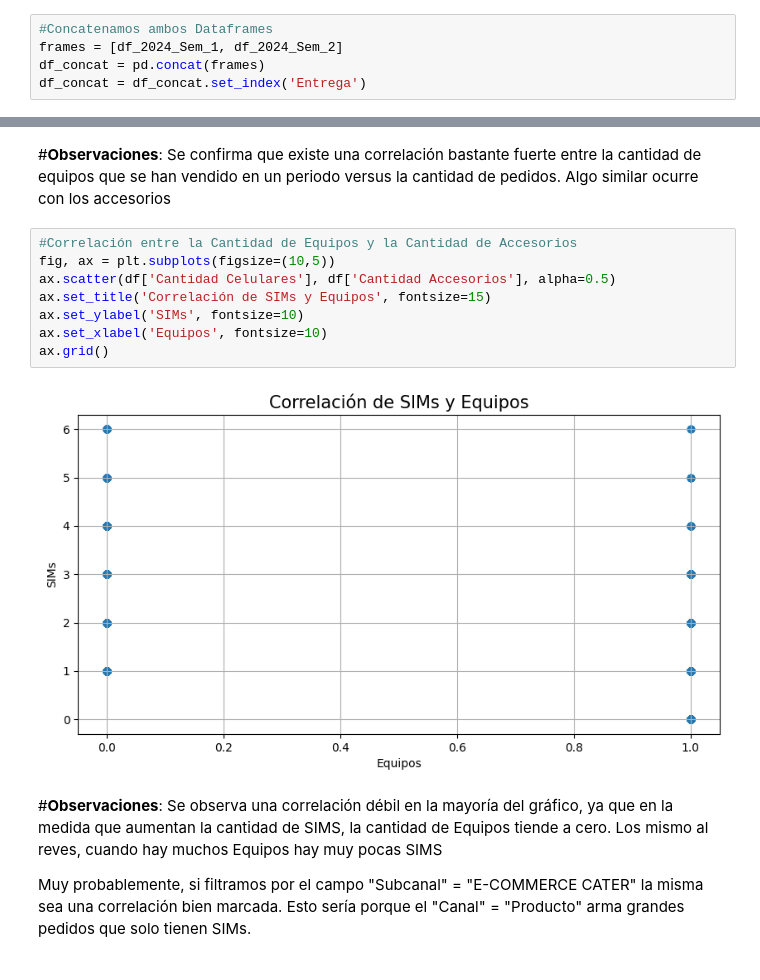
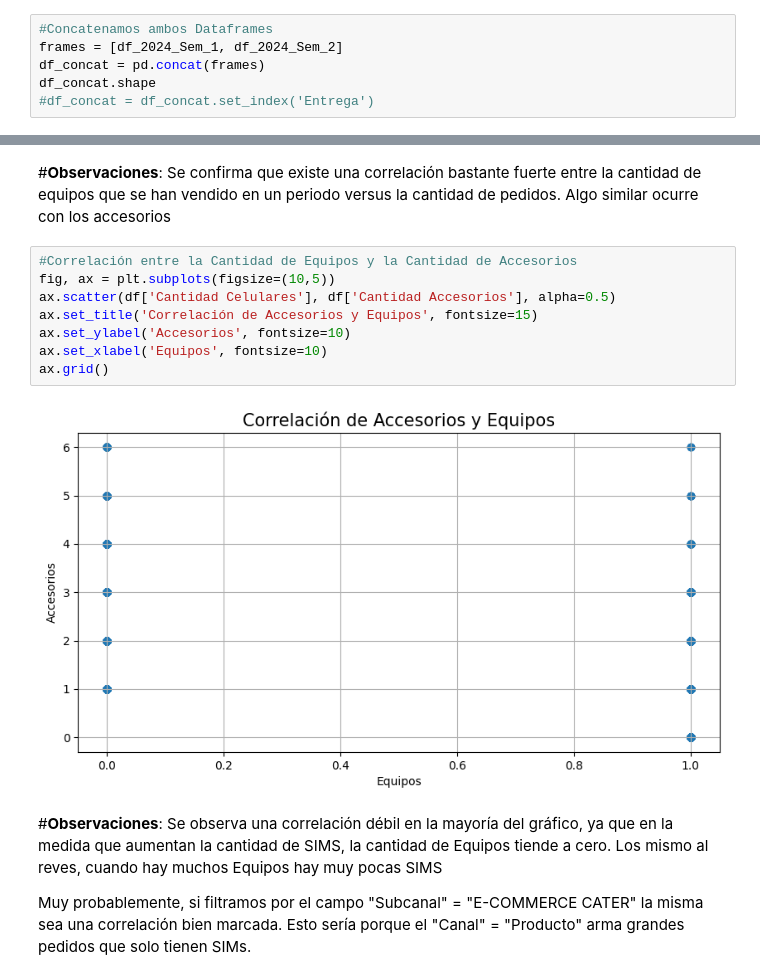
Before and after one commit to Leonardo-rodcas/Proyecto-DS-61190-E-Commerce, a Jupyter notebook: ProyectoDS_Rodriguez_Castillo_Leonardo.ipynb, the cells around one changed output, grey strips where cells are left out. Cells and saved outputs as stored; diff of their text form.

```diff
--- a/ProyectoDS_Rodriguez_Castillo_Leonardo.ipynb
+++ b/ProyectoDS_Rodriguez_Castillo_Leonardo.ipynb
@@ -171,4 +171,5 @@ df_2024_Sem_2 = pd.read_excel(URL2)
 #Concatenamos ambos Dataframes
 frames = [df_2024_Sem_1, df_2024_Sem_2]
 df_concat = pd.concat(frames)
-df_concat = df_concat.set_index('Entrega')
+df_concat.shape
+#df_concat = df_concat.set_index('Entrega')
@@ -559,13 +575,13 @@ Se confirma que existe una correlación bastante fuerte entre la cantidad de equ
 # %%
 #Correlación entre la Cantidad de Equipos y la Cantidad de Accesorios
 fig, ax = plt.subplots(figsize=(10,5))
 ax.scatter(df['Cantidad Celulares'], df['Cantidad Accesorios'], alpha=0.5)
-ax.set_title('Correlación de SIMs y Equipos', fontsize=15)
-ax.set_ylabel('SIMs', fontsize=10)
+ax.set_title('Correlación de Accesorios y Equipos', fontsize=15)
+ax.set_ylabel('Accesorios', fontsize=10)
 ax.set_xlabel('Equipos', fontsize=10)
 ax.grid()
 # %% [output]
-[figure, old version]
+[figure, new version]
 # %% [markdown]
 #**Observaciones**:
 Se observa una correlación débil en la mayoría del gráfico, ya que en la medida que aumentan la cantidad de SIMS, la cantidad de Equipos tiende a cero. Los mismo al reves, cuando hay muchos Equipos hay muy pocas SIMS
```
Also changed, not shown: parts of 27 cells of this notebook.
